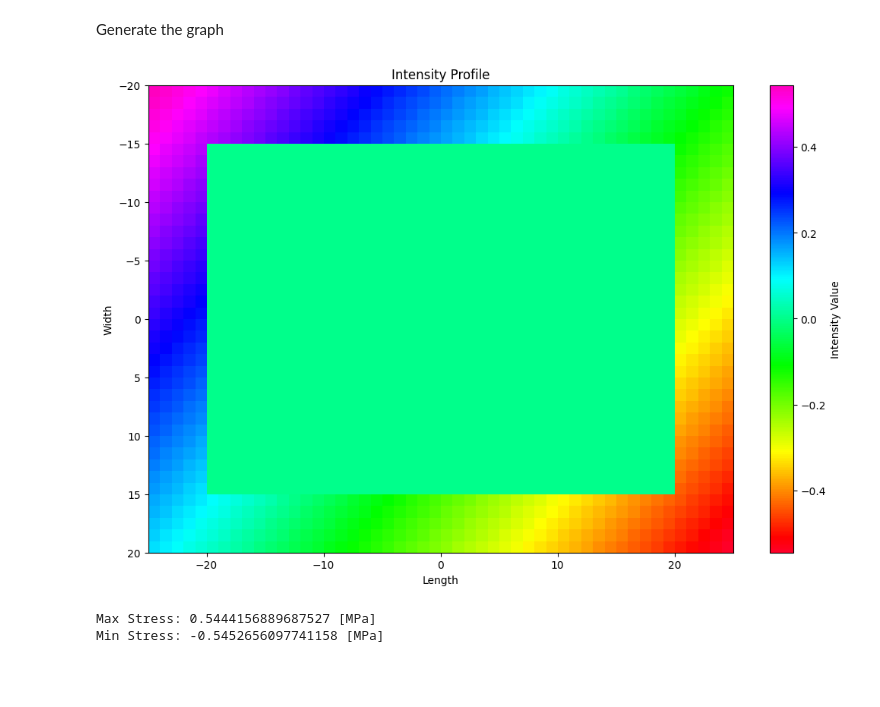
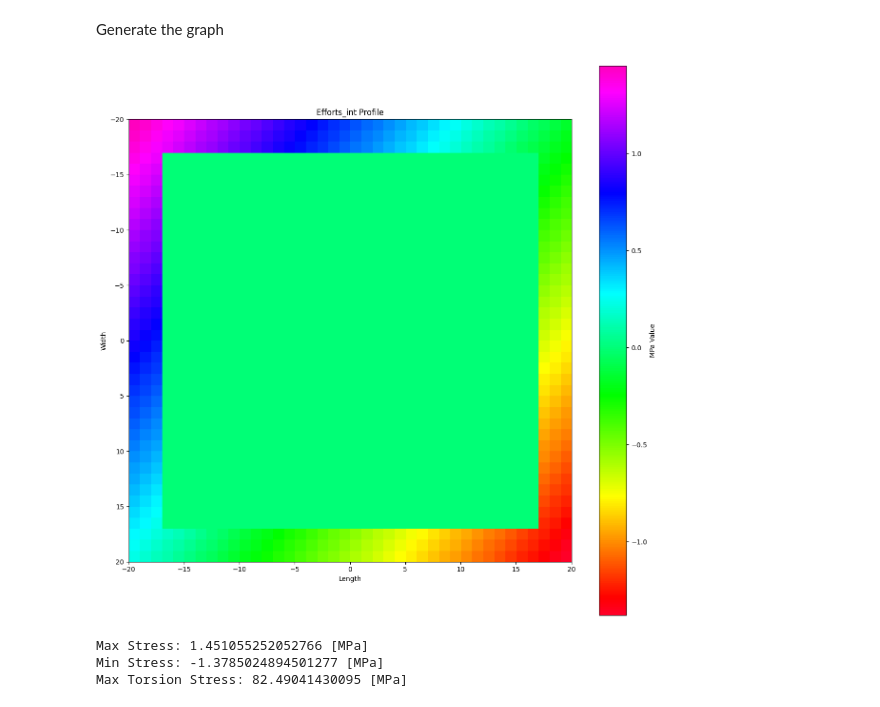
Before and after one commit to Arctic17/Blue-Napkin, a Jupyter notebook: RDM/Efforts_interieurs.ipynb, the cells around one changed output. Cells and saved outputs as stored; diff of their text form; code cells hidden in the pictures; blank space fills up the shorter version.

```diff
--- a/RDM/Efforts_interieurs.ipynb
+++ b/RDM/Efforts_interieurs.ipynb
@@ -18,14 +33,20 @@ Enter the force parameters
 Ftot = 25
 Dfx = 280
 Dfy = 160
+
+#Moment in Nm
+MomentCNm = 10
+
+MomentC = MomentCNm*1000
 # %% [markdown]
 Enter the simulation paramters
 # %%
-import numpy as np
+
 #Simulation Param
 Res = 1     #number of cell per mm (1 def)
-Scale_of_graph = 10     #Scale of graph (inches)
-Force_relative_to_corner = True #Where the force center is placed
+Scale_of_graph = 15 #Scale of graph (inches)
+Force_relative_to_corner = False #Where the force center is placed
+Calculate_Torsion = False
 
 if Force_relative_to_corner:
     Mx = (Dfx + ProfileLength/2)*(Ftot*np.sin(np.tan(Dfy/Dfx)))
@@ -33,6 +54,8 @@ if Force_relative_to_corner:
 else:
     Mx = Dfx*(Ftot*np.sin(np.tan(Dfy/Dfx)))
     My = Dfy*(Ftot*np.cos(np.tan(Dfy/Dfx)))
+
+#if Calculate_Torsion:####################################################################
 # %% [markdown]
 Simulation matrix and misc Setup
 # %%
@@ -45,11 +68,11 @@ j = 0
 for i in range(len(EfInt)):
     for j in range(len(EfInt[0])):
         EfInt[i][j] = ((-Mx*((i-(Rows/2))/Res))/Il)+((-My*((j-(Column/2))/Res))/Iw)
-     '''
+'''
 for i in range(len(EfInt)):
     for j in range(len(EfInt[0])):
         if j>=(ProfileLength-Wallthikness)*Res or i>=(ProfileWidth-Wallthikness)*Res or i<(Wallthikness)*Res or j<(Wallthikness)*Res:
-            EfInt[i][j] = ((-Mx*((i-(Rows/2))/Res))/Il)+((-My*((j-(Column/2))/Res))/Iw)
+            EfInt[i][j] = ((-My*((i-(Column/2))/Res))/Il)+((-Mx*((j-(Rows/2))/Res))/Iw)
         else:
             EfInt[i][j] = 0
 # %% [markdown]
@@ -57,29 +80,32 @@ Generate the graph
 # %%
 import matplotlib.pyplot as plt
 from matplotlib import cm
 
 grid = np.array(EfInt)
 plt.figure(figsize=((Scale_of_graph*(Rows/Column)), (Scale_of_graph*(Column/Rows))))
 
 plt.imshow(grid,
            extent=(-ProfileLength/2, ProfileLength/2, ProfileWidth/2, -ProfileWidth/2),
            interpolation='nearest',
            cmap=cm.gist_rainbow)
 
 
-plt.colorbar(label='Intensity Value')
+plt.colorbar(label='MPa Value')
 plt.xlabel('Length')
 plt.ylabel('Width')
-plt.title('Intensity Profile')
+plt.title('Efforts_int Profile')
 plt.show()
 
 
-# 1. Find the numerical max and min values in your array
+#max and min values
 max_stress = np.max(grid)
 min_stress = np.min(grid)
+Max_Torsion_stress = (MomentC*TR)/Ip
 
 print("Max Stress: " + str(max_stress) + " [MPa]" "\n"  "Min Stress: " +  str(min_stress) + " [MPa]")
+print("Max Torsion Stress: " + str(Max_Torsion_stress) + " [MPa]")
 # %% [output]
-[figure, old version]
+[figure, new version]
-Max Stress: 0.5444156889687527 [MPa]
-Min Stress: -0.5452656097741158 [MPa]
+Max Stress: 1.451055252052766 [MPa]
+Min Stress: -1.3785024894501277 [MPa]
+Max Torsion Stress: 82.49041430095 [MPa]
```
Also changed, not shown: parts of 1 cell of this notebook, 1 other file.
